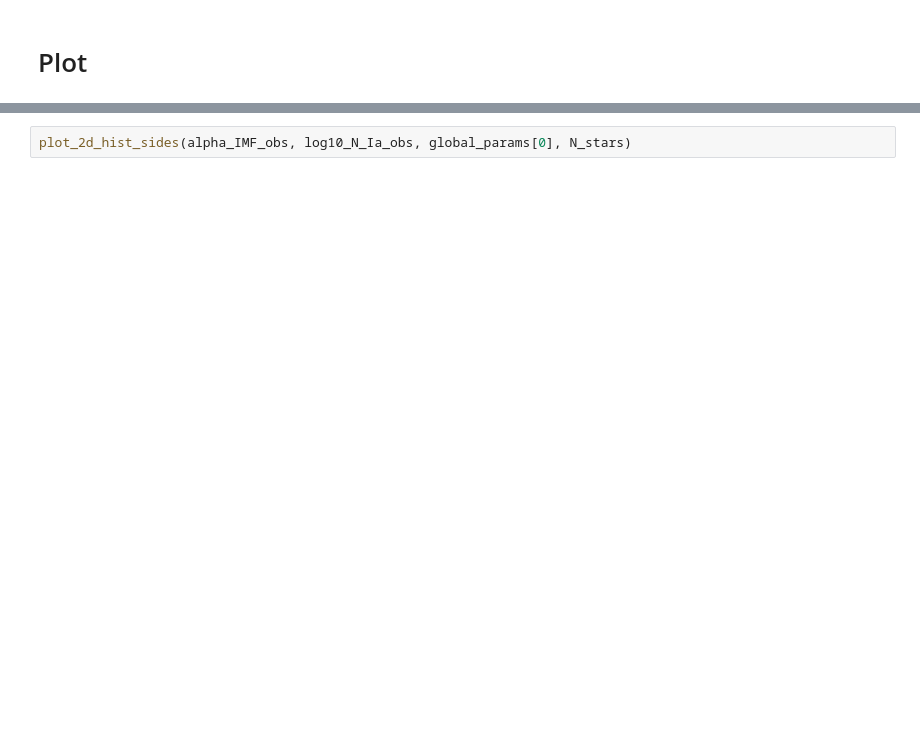
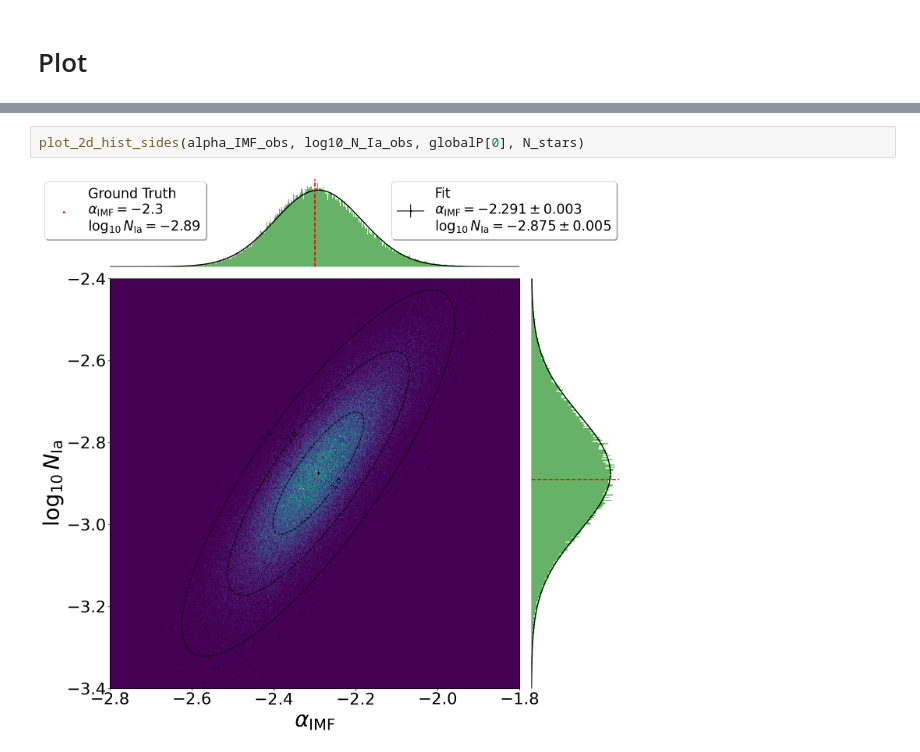
Before and after one commit to bGuenes/sbi_chemical_abundances, a Jupyter notebook: tutorial.ipynb, the cells around one changed output, grey strips where cells are left out. Drawn from its saved outputs; the diff is of its cells as text; blank space fills up the shorter version.

```diff
--- a/tutorial.ipynb
+++ b/tutorial.ipynb
@@ -170,2 +187,4 @@ n_stars_plot(alpha_IMF_obs, log10_N_Ia_obs, global_params[0], stars)
 # %%
-plot_2d_hist_sides(alpha_IMF_obs, log10_N_Ia_obs, global_params[0], N_stars)
+plot_2d_hist_sides(alpha_IMF_obs, log10_N_Ia_obs, globalP[0], N_stars)
+# %% [output]
+[figure, added]
```
Also changed, not shown: parts of 15 cells of this notebook, 1 other file.
